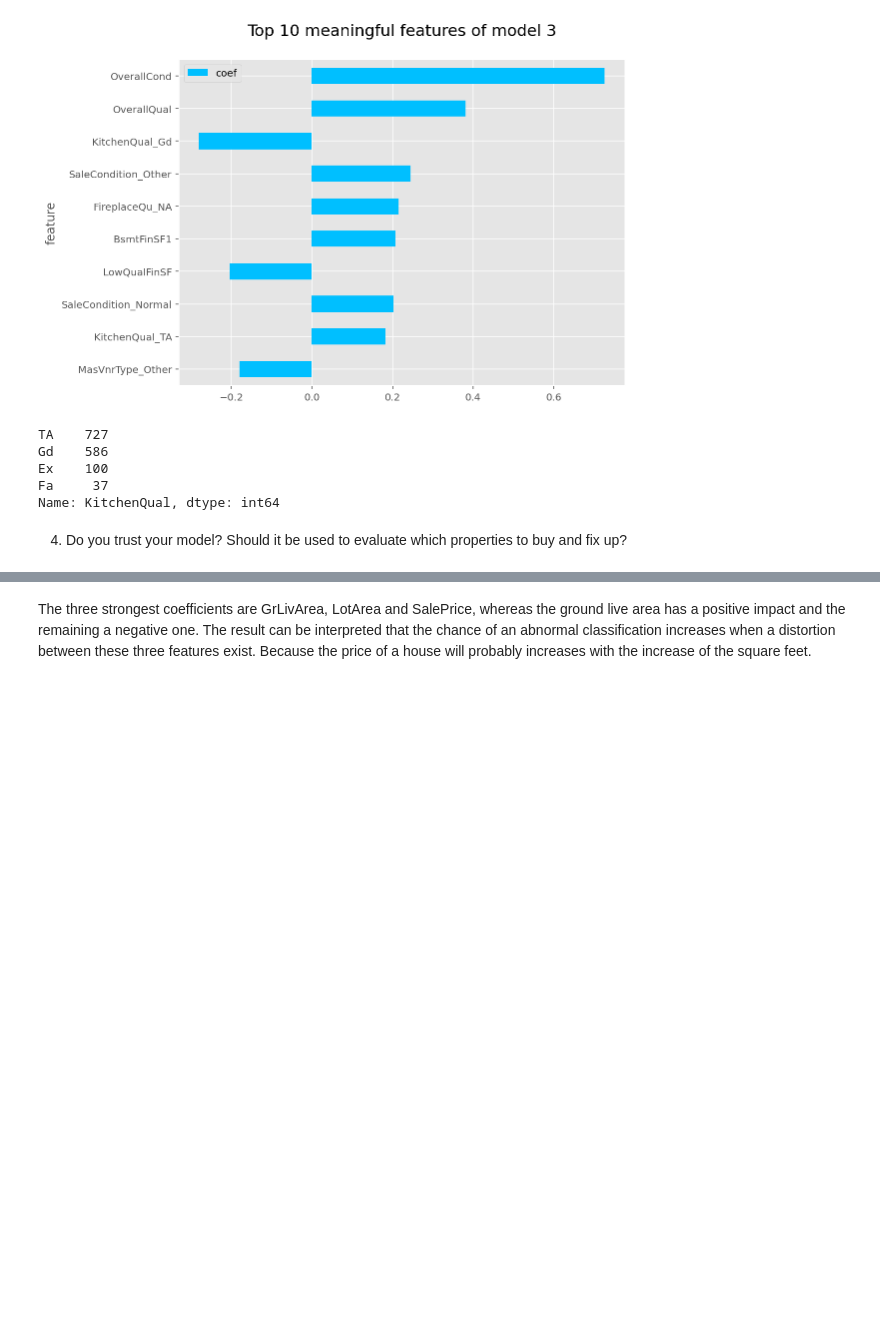
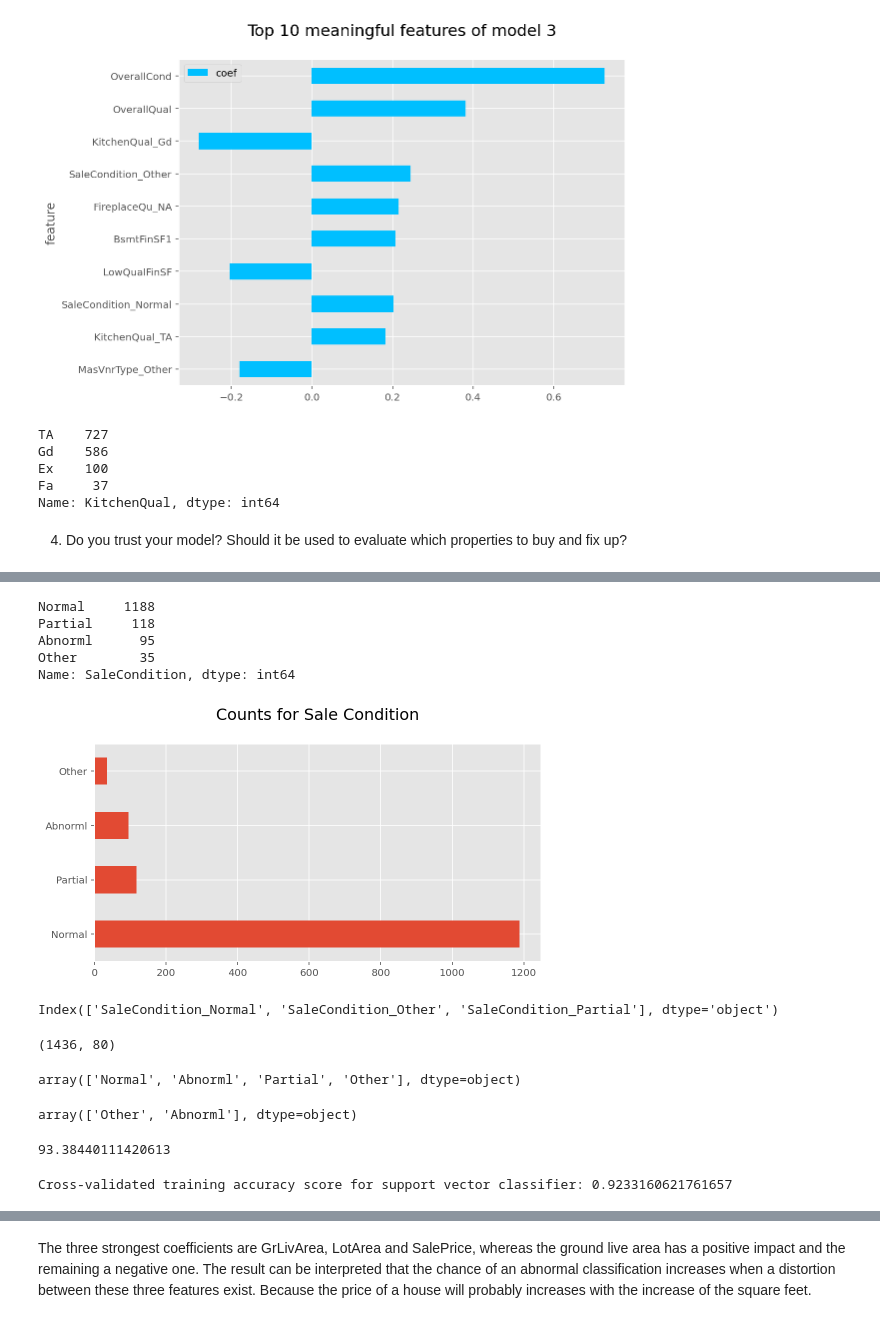
Before and after one commit to androi7/ds-mini-projects, a Jupyter notebook: House-Prices/House_Prices.ipynb, the cells around one changed output, grey strips where cells are left out. Saved outputs shown, nothing was run; the diff lists cells and outputs as text; code cells hidden in the pictures; blank space fills up the shorter version.

Commit message:
fix: fix oversampling pipeline
oversampling shall only be used to the training set. Best classifier still can't overcome baseline accuracy

```diff
--- a/House-Prices/House_Prices.ipynb
+++ b/House-Prices/House_Prices.ipynb
@@ -1911,4 +1902,4 @@ from sklearn.metrics import accuracy_score
 from sklearn.utils import resample
 # %%
 # saved for task 3
-sale_condition = house_df.loc[:, ['SaleCondition']]
+sale_condition = house_df.loc[:, ['SaleCondition']].copy()
@@ -1914,0 +1917,40 @@ sale_condition = house_df.loc[:, ['SaleCondition']]
+# %%
+# 'SaleCondition' feature after grouping rare variables to a new variable ('Other')
+house_df['SaleCondition'].value_counts()
+# %% [output]
+Normal     1188
+Partial     118
+Abnorml      95
+Other        35
+Name: SaleCondition, dtype: int64
+# %%
+plt.figure(figsize=(8,4))
+
+sale_condition['SaleCondition'].value_counts().plot.barh()
+plt.title('Counts for Sale Condition\n', fontsize=16)
+plt.show()
+# %% [output]
+[figure, added]
+# %%
+house_dum.columns[house_dum.columns.str.contains('SaleCondition')]
+# %% [output]
+Index(['SaleCondition_Normal', 'SaleCondition_Other', 'SaleCondition_Partial'], dtype='object')
+# %%
+house_df.shape
+# %% [output]
+(1436, 80)
+# %%
+house_df['SaleCondition'].unique()
+# %% [output]
+array(['Normal', 'Abnorml', 'Partial', 'Other'], dtype=object)
+# %%
+house_salecondition_df = house_df.copy()
+house_salecondition_df['SaleCondition'] = house_salecondition_df['SaleCondition'].apply(lambda x: x if x == 'Abnorml' else 'Other')
+house_salecondition_df['SaleCondition'].unique()
+# %% [output]
+array(['Other', 'Abnorml'], dtype=object)
+# %%
+# baseline accuracy
+house_salecondition_df['SaleCondition'].value_counts(normalize=True).max()*100
+# %% [output]
+93.38440111420613
@@ -1914,0 +1992,25 @@ sale_condition = house_df.loc[:, ['SaleCondition']]
+# %%
+full_pipe = ibPipeline([
+    ('preparation', num_cat_pipe),
+    #('under', RandomUnderSampler()),
+    ('over', RandomOverSampler()),
+    ('clf', SVC(random_state=42))
+])
+
+param_dist = dict(clf__kernel = ['linear', 'poly', 'rbf', 'sigmoid'],
+                  clf__C = np.logspace(-3,5,20),
+                 )
+
+filename = 'models/rnd_serach_sale_svc.sav'
+
+try:
+    model = joblib.load(filename)
+except:
+    rnd_search_svc = RandomizedSearchCV(full_pipe, param_distributions=param_dist, cv=sss, verbose=1, n_jobs=3, scoring='accuracy', random_state=42)
+    rnd_search_svc.fit(X_train_sale, y_train_sale)
+    joblib.dump(rnd_search_svc, filename)
+    model = joblib.load(filename)
+
+print('Cross-validated training accuracy score for support vector classifier:', model.best_score_)
+# %% [output]
+Cross-validated training accuracy score for support vector classifier: 0.9233160621761657
```
Also changed, not shown: parts of 31 cells of this notebook, 4 other files.
